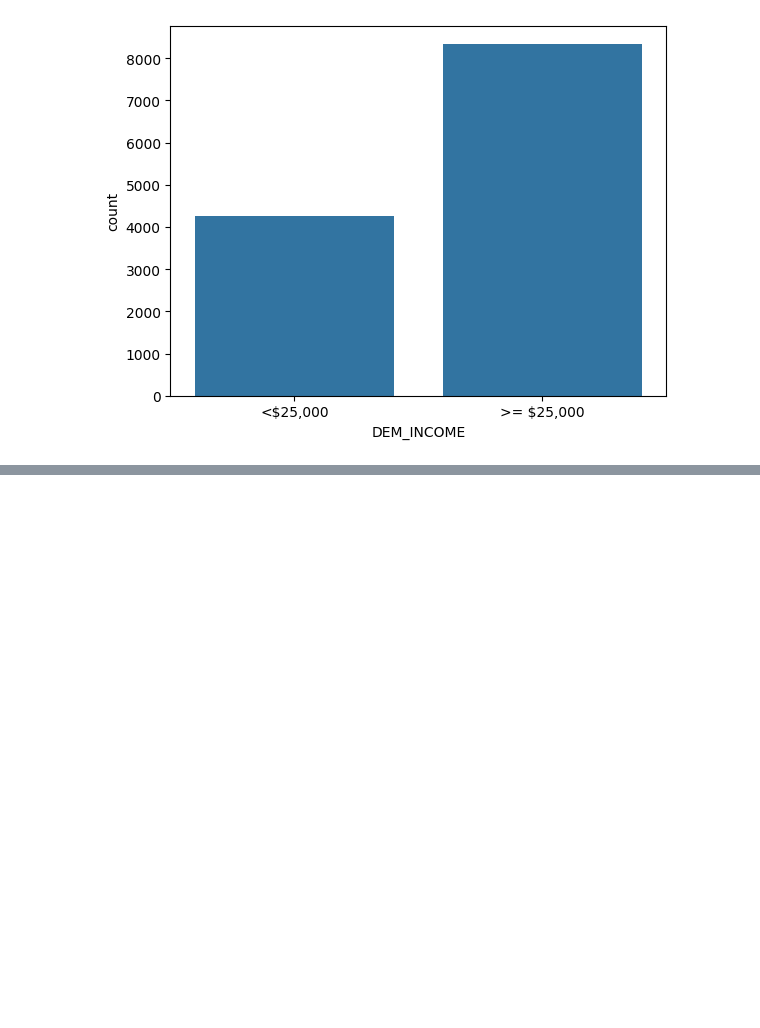
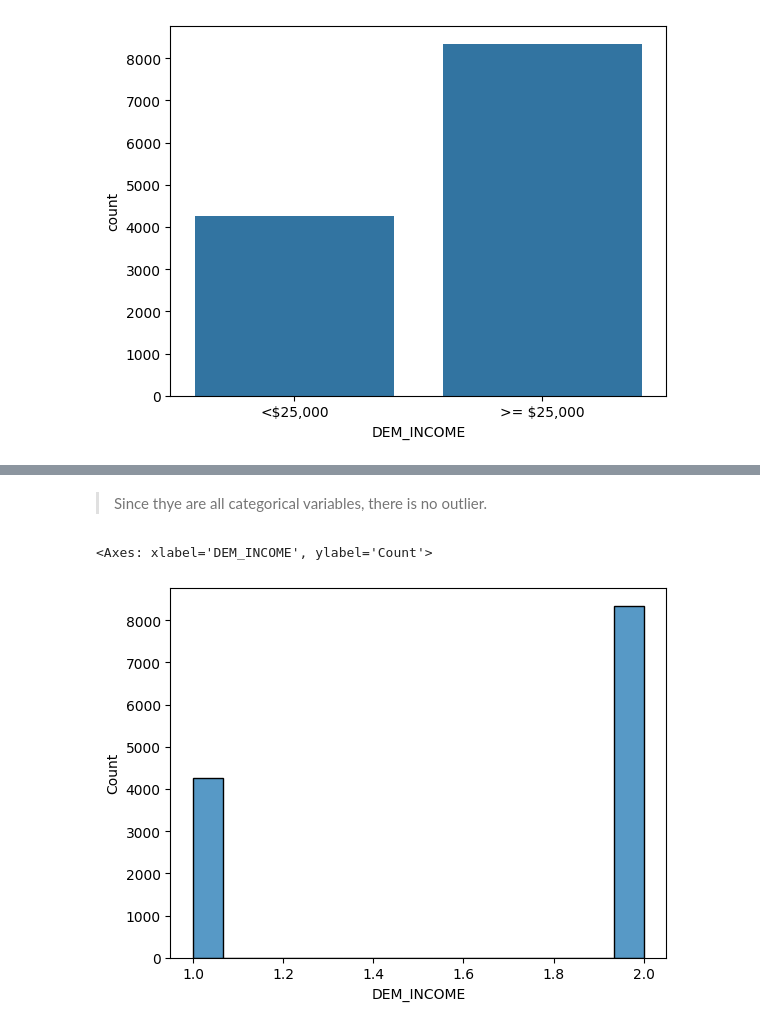
Before and after one commit to LindaMjw/visualization, a Jupyter notebook: assignment/assignment.ipynb, the cells around one changed output, grey strips where cells are left out. Cells and saved outputs as stored; diff of their text form; code cells hidden in the pictures; blank space fills up the shorter version.

```diff
--- a/assignment/assignment.ipynb
+++ b/assignment/assignment.ipynb
@@ -339,0 +356,7 @@ plt.xticks(ticks=[0, 1], labels=['<$25,000', '>= $25,000']) #  1 = <\$25,000; 2
+# %% [markdown]
+> Since thye are all categorical variables, there is no outlier.
+# %%
+sns.histplot(x=df['DEM_INCOME'])
+# %% [output]
+<Axes: xlabel='DEM_INCOME', ylabel='Count'>
+[figure, added]
```
Also changed, not shown: parts of 17 cells of this notebook.
